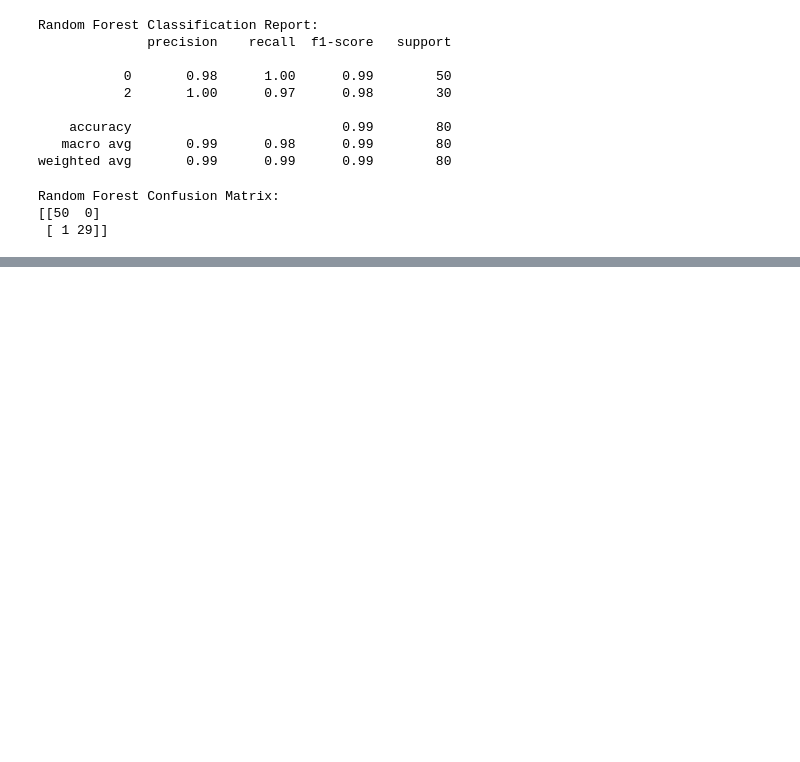
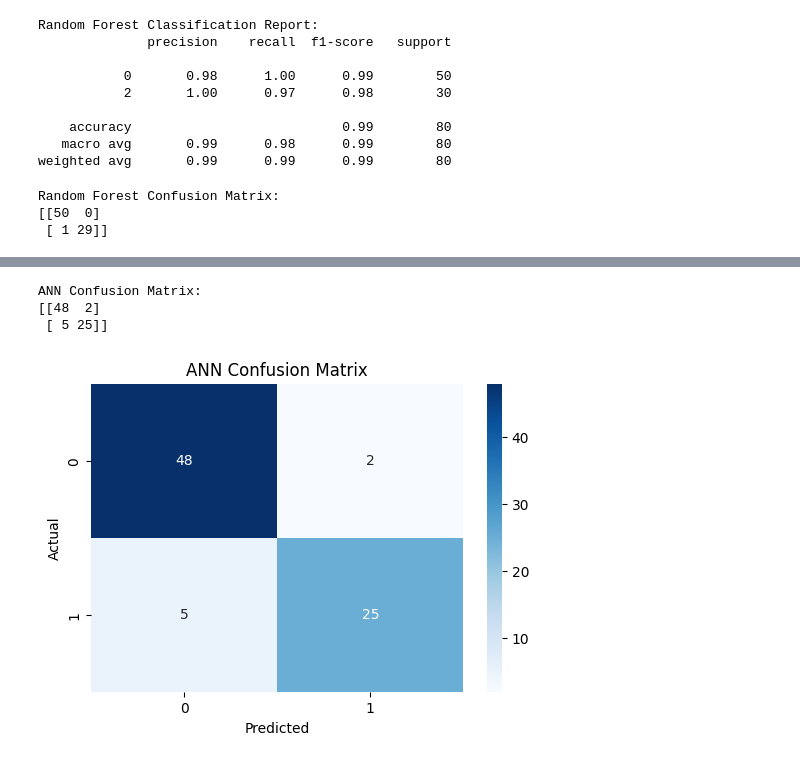
Before and after one commit to Keerti2409/Machine-Learning, a Jupyter notebook: MLproject.ipynb, the cells around one changed output, grey strips where cells are left out. Saved outputs shown, nothing was run; the diff lists cells and outputs as text; code cells hidden in the pictures; blank space fills up the shorter version.

```diff
--- a/MLproject.ipynb
+++ b/MLproject.ipynb
@@ -520,0 +548,14 @@ Random Forest Confusion Matrix:
+# %%
+ann_model.compile(
+    optimizer="adam",
+    loss="sparse_categorical_crossentropy",
+    metrics=["accuracy"]
+)
+# %%
+history = ann_model.fit(
+    x_train,
+    y_train,
+    epochs=50,
+    batch_size=16,
+    validation_split=0.2
+)
@@ -520,0 +580,6 @@ Random Forest Confusion Matrix:
+# %%
+y_pred_prob = ann_model.predict(x_test)
+
+y_pred_ann = np.argmax(y_pred_prob, axis=1)
+
+print(y_pred_ann)
@@ -520,0 +614,27 @@ Random Forest Confusion Matrix:
+# %%
+from sklearn.metrics import confusion_matrix
+
+cm_ann = confusion_matrix(y_test, y_pred_ann)
+
+print("ANN Confusion Matrix:")
+print(cm_ann)
+# %% [output]
+ANN Confusion Matrix:
+[[48  2]
+ [ 5 25]]
+# %%
+plt.figure(figsize=(6,4))
+
+sb.heatmap(
+    cm_ann,
+    annot=True,
+    fmt="d",
+    cmap="Blues"
+)
+
+plt.xlabel("Predicted")
+plt.ylabel("Actual")
+plt.title("ANN Confusion Matrix")
+plt.show()
+# %% [output]
+[figure, added]
```
Also changed, not shown: parts of 8 cells of this notebook.
